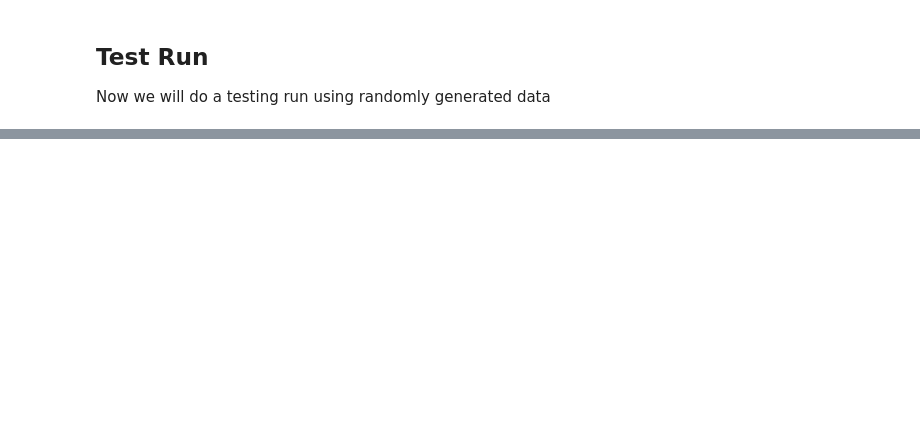
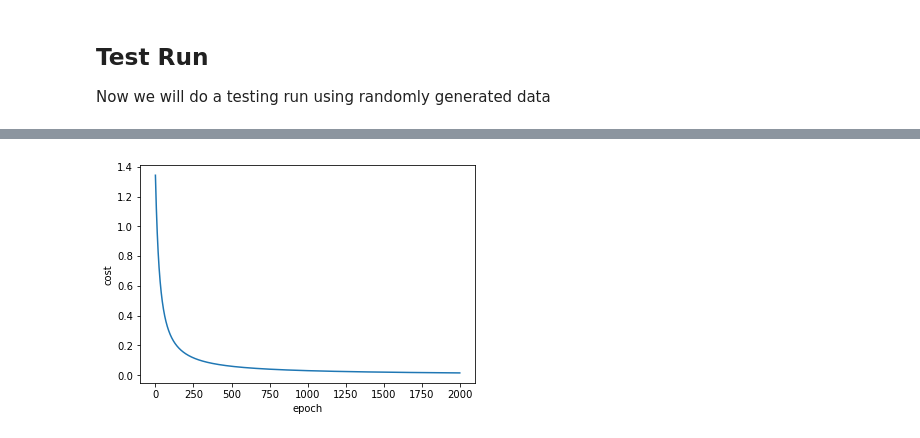
Before and after one commit to Qazi-Farjad/AIML-2018, a Jupyter notebook: Session_4_Logistic&SoftmaxRegression.ipynb, the cells around one changed output, grey strips where cells are left out. Saved outputs shown, nothing was run; the diff lists cells and outputs as text; code cells hidden in the pictures; blank space fills up the shorter version.

```diff
--- a/Session_4_Logistic&SoftmaxRegression.ipynb
+++ b/Session_4_Logistic&SoftmaxRegression.ipynb
@@ -84,7 +88,8 @@ class LogisticRegression(object):
 ## Test Run
 Now we will do a testing run using randomly generated data
 # %%
-def test_lr(learning_rate=0.01, n_epochs=200):
+costlist=list()
+def test_lr(learning_rate=0.01, n_epochs=2000):
     # training data
     x = numpy.array([[1,1,1,0,0,0],
                      [1,0,1,0,0,0],
@@ -107,8 +112,9 @@ def test_lr(learning_rate=0.01, n_epochs=200):
     for epoch in range(n_epochs):
         classifier.train(lr=learning_rate)
         cost = classifier.negative_log_likelihood()
+        costlist.append(cost)
         print ( 'Training epoch %d, cost is ' % epoch, cost)
-        learning_rate *= 0.95
+        #learning_rate *= 0.95
 
 
     # test
@@ -137,0 +144,7 @@ Training epoch 199, cost is  0.808871183822
+# %%
+plt.plot(costlist)
+plt.ylabel('cost')
+plt.xlabel('epoch')
+plt.show()
+# %% [output]
+[figure, added]
```
Also changed, not shown: parts of 4 cells of this notebook, 1 other file.
